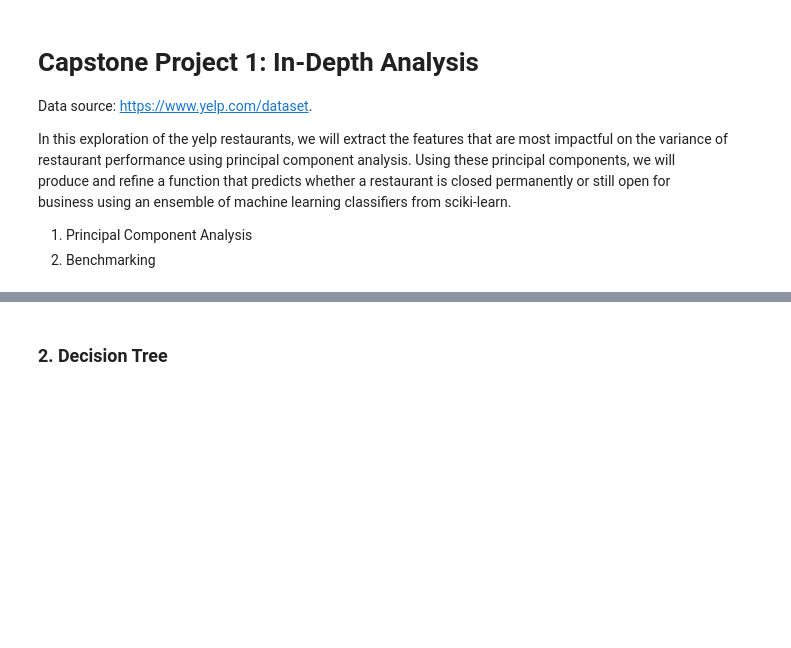
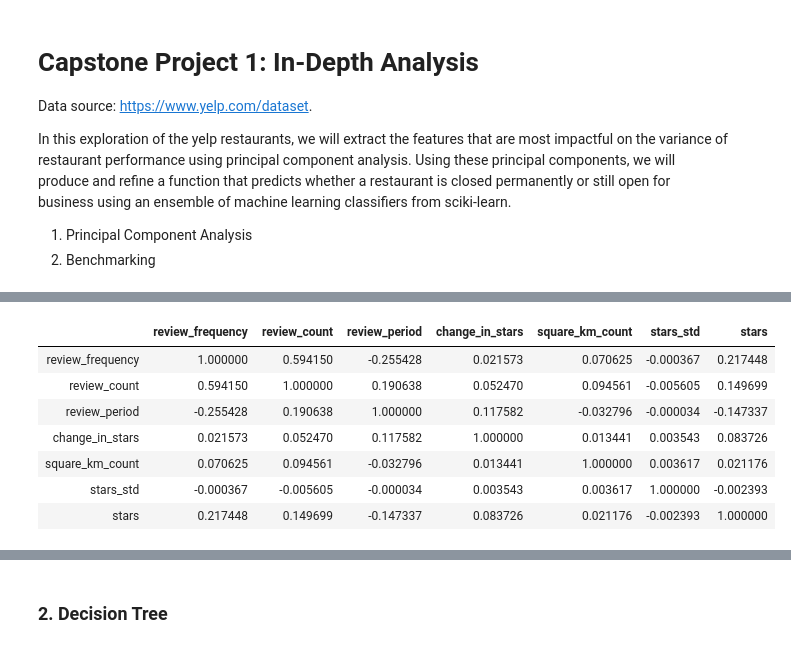
Before and after one commit to chejuichia/DataScienceStudy, a Jupyter notebook: Capstone Project 1/machine_learning.ipynb, the cells around one changed output, grey strips where cells are left out. Drawn from its saved outputs; the diff is of its cells as text; code cells hidden in the pictures; blank space fills up the shorter version.

```diff
--- a/Capstone Project 1/machine_learning.ipynb
+++ b/Capstone Project 1/machine_learning.ipynb
@@ -59,0 +59,12 @@ memory usage: 7.7+ MB
+# %%
+# Evaluate the correlation matrix to check for correlations above 0.9
+corr
+# %% [output]
+|  | review_frequency | review_count | review_period | change_in_stars | square_km_count | stars_std | stars |
+| review_frequency | 1.000000 | 0.594150 | -0.255428 | 0.021573 | 0.070625 | -0.000367 | 0.217448 |
+| review_count | 0.594150 | 1.000000 | 0.190638 | 0.052470 | 0.094561 | -0.005605 | 0.149699 |
+| review_period | -0.255428 | 0.190638 | 1.000000 | 0.117582 | -0.032796 | -0.000034 | -0.147337 |
+| change_in_stars | 0.021573 | 0.052470 | 0.117582 | 1.000000 | 0.013441 | 0.003543 | 0.083726 |
+| square_km_count | 0.070625 | 0.094561 | -0.032796 | 0.013441 | 1.000000 | 0.003617 | 0.021176 |
+| stars_std | -0.000367 | -0.005605 | -0.000034 | 0.003543 | 0.003617 | 1.000000 | -0.002393 |
+| stars | 0.217448 | 0.149699 | -0.147337 | 0.083726 | 0.021176 | -0.002393 | 1.000000 |
```
Also changed, not shown: parts of 15 cells of this notebook.
